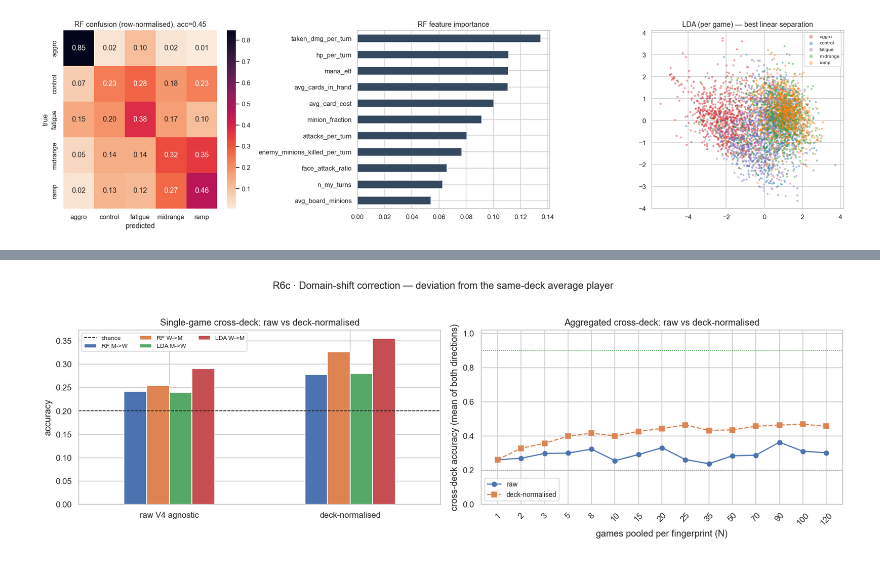
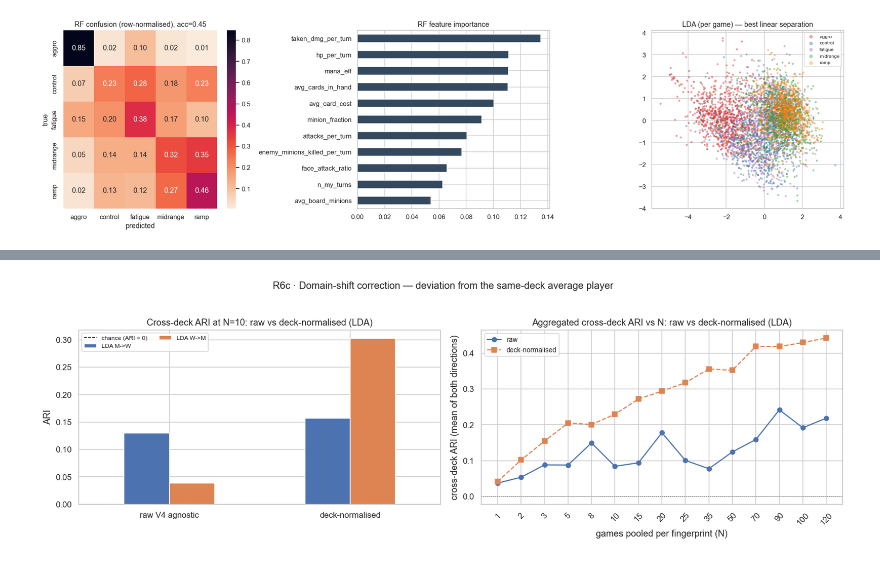
Before and after one commit to msipsb/JAIST-Internship, a Jupyter notebook: Log_Analysis/playstyle_SHOW_deck.ipynb, the cells around one changed output, grey strips where cells are left out. Saved outputs shown, nothing was run; the diff lists cells and outputs as text; code cells hidden in the pictures.

```diff
--- a/Log_Analysis/playstyle_SHOW_deck.ipynb
+++ b/Log_Analysis/playstyle_SHOW_deck.ipynb
@@ -283,11 +282,11 @@ unsupervised KMeans(k=5) on N=120 fingerprints:  ARI=0.990
 * **Panels:** accuracy-vs-N per style · per-style accuracy heatmap across N · single-game confusion (Q2).
 # %%
-# R4 — §8 Q1 accuracy vs #games, on the V4 agnostic 29-feature set (Mage)
+# R4 — §8 Q1 accuracy vs #games, on the V3-full 29-feature set (Mage)
 from sklearn.preprocessing import StandardScaler
 from sklearn.discriminant_analysis import LinearDiscriminantAnalysis
 from sklearn.metrics import confusion_matrix
 
-FEATURES = FEATURES_V4   # V4 agnostic: 29 deck-normalized features
+FEATURES = FEATURES_V3   # V3-full: 11 V2 metrics + trajectory + Change-A tells (29)
 
 # --- held-out 50/50 split within each style (disjoint games) ---
 rng = np.random.default_rng(1)
@@ -360,10 +359,10 @@ sns.heatmap(pd.DataFrame(cm1, index=STYLE_ORDER, columns=STYLE_ORDER), annot=Tru
             cmap="rocket_r", ax=ax[2])
 ax[2].set_title(f"Q2 · ONE game: where it lands (acc={np.trace(cm1)/5:.2f})")
 ax[2].set_ylabel("true style"); ax[2].set_xlabel("assigned style")
-fig.suptitle("§8  How many games are needed to classify a play-style (RenoKazakusMage, V4-agnostic 29 features)", fontsize=14)
+fig.suptitle("§8  How many games are needed to classify a play-style (RenoKazakusMage, V3-full 29 features)", fontsize=14)
 fig.tight_layout(rect=[0, 0, 1, 0.96]); plt.show()
 display(acc.style.format("{:.3f}").background_gradient(cmap="rocket_r", subset=STYLE_ORDER + ["overall (LDA)"])
-        .set_caption("Held-out accuracy of an N-game fingerprint (V4-agnostic features)"))
+        .set_caption("Held-out accuracy of an N-game fingerprint (V3-full features)"))
 # %% [output]
 Smallest N (games averaged) to reach accuracy:
   overall (LDA) >= 80%: N = 15
@@ -471,14 +492,15 @@ ax.legend(fontsize=8, ncol=3); fig.tight_layout(); plt.show()
 # %%
-# R6 — §9b cross-deck per-style recall heatmaps (needs FEATURE_SETS/cross_rf/DA/DB from R5)
+# R6 — §9b cross-deck per-style recall heatmaps: the same LDA on N=10 fingerprints as R5
+#      (per-style recall = diagonal of that model's cross-deck confusion matrix)
 fig, axes = plt.subplots(1, 2, figsize=(12, 3.6))
 for ax, (a, b, ttl) in zip(axes, [(DA, DB, "train Mage -> test Warrior"),
                                   (DB, DA, "train Warrior -> test Mage")]):
-    rec = {name: cross_rf(feats, a, b)[1] for name, feats in FEATURE_SETS.items()}
+    rec = {name: cross_lda(feats, a, b)[1] for name, feats in FEATURE_SETS.items()}
     M = pd.DataFrame(rec).T[STYLE_ORDER]
     sns.heatmap(M, annot=True, fmt=".2f", cmap="viridis", vmin=0, vmax=1, ax=ax,
                 cbar_kws={"label": "per-style recall"})
     ax.set_title(ttl, fontsize=10)
     ax.set_yticklabels(ax.get_yticklabels(), rotation=0, fontsize=8)
-fig.suptitle("Cross-deck per-style recall (chance = 0.20) — only fatigue/ramp transfer", y=1.04)
+fig.suptitle("Cross-deck per-style recall (LDA, N=10 fingerprints) — only fatigue/ramp transfer", y=1.04)
 fig.tight_layout(); plt.show()
 # %% [output]
@@ -576,12 +600,13 @@ Random-forest 5-fold CV accuracy: 0.448   (chance = 0.20)
 # %%
 # R6c — reviewer #3b: domain-shift correction (standardise WITHIN each deck)  [both decks]
+#      matched to R5/R6: LDA on N=10 fingerprints, scored by ARI (left = N=10 bars, right = ARI vs N)
 from sklearn.preprocessing import StandardScaler
-from sklearn.ensemble import RandomForestClassifier
 from sklearn.discriminant_analysis import LinearDiscriminantAnalysis
-from sklearn.metrics import accuracy_score
+from sklearn.metrics import adjusted_rand_score
 
 DA, DB   = "RenoKazakusMage", "AggroPirateWarrior"
 XFEATS   = list(AGNOSTIC_FEATURES)
+N_FP     = 10                                       # games averaged into one fingerprint
 
 def deck_zscore(df, feats):
     g = df.copy()
@@ -591,58 +616,59 @@ def deck_zscore(df, feats):
 
 games_dz = deck_zscore(games_all, XFEATS)          # domain-corrected features
 
-def cross_single(frame, a, b, feats, model="rf"):
-    tr, te = frame[frame["deck"] == a], frame[frame["deck"] == b]
-    med = tr[feats].median()                                   # impute from the TRAIN deck
-    Xtr, Xte = tr[feats].fillna(med).values, te[feats].fillna(med).values
-    ytr, yte = tr["style"].astype(str).values, te["style"].astype(str).values
-    sc = StandardScaler().fit(Xtr); Xtr, Xte = sc.transform(Xtr), sc.transform(Xte)
-    clf = (RandomForestClassifier(n_estimators=300, random_state=0, n_jobs=-1)
-           if model == "rf" else LinearDiscriminantAnalysis())
-    return accuracy_score(yte, clf.fit(Xtr, ytr).predict(Xte))
+def _fps_dz(by, N, reps, seed):
+    r = np.random.default_rng(seed); Xs, ys = [], []
+    for s in STYLE_ORDER:
+        for _ in range(reps):
+            Xs.append(by[s][r.integers(0, len(by[s]), N)].mean(0)); ys.append(s)
+    return np.array(Xs), np.array(ys)
 
-bars = {}
-for label, frame in [("raw V4 agnostic", games_all), ("deck-normalised", games_dz)]:
-    bars[label] = {"RF M->W":  cross_single(frame, DA, DB, XFEATS, "rf"),
-                   "RF W->M":  cross_single(frame, DB, DA, XFEATS, "rf"),
-                   "LDA M->W": cross_single(frame, DA, DB, XFEATS, "lda"),
-                   "LDA W->M": cross_single(frame, DB, DA, XFEATS, "lda")}
-barsdf = pd.DataFrame(bars)
-print("Single-game cross-deck accuracy (chance = 0.20):"); display(barsdf.round(3))
-
-def cross_agg(frame, a, b, feats, Ns=(1, 2, 3, 5, 8, 10, 15, 20, 25, 35, 50, 70, 90, 100, 120), reps=300):
+def cross_ari(frame, a, b, feats, N=N_FP, reps=300):
+    """train deck a -> test deck b: LDA on N-game fingerprints, scored by ARI."""
     tr, te = frame[frame["deck"] == a], frame[frame["deck"] == b]
     med = tr[feats].median()                                   # impute from the TRAIN deck
     Xtr, Xte = tr[feats].fillna(med).values, te[feats].fillna(med).values
     ytr, yte = tr["style"].astype(str).values, te["style"].astype(str).values
     sc = StandardScaler().fit(Xtr); Xtr, Xte = sc.transform(Xtr), sc.transform(Xte)
     trby = {s: Xtr[ytr == s] for s in STYLE_ORDER}; teby = {s: Xte[yte == s] for s in STYLE_ORDER}
-    def fps(by, N, seed):
-        r = np.random.default_rng(seed); Xs, ys = [], []
-        for si, s in enumerate(STYLE_ORDER):
-            for _ in range(reps):
-                Xs.append(by[s][r.integers(0, len(by[s]), N)].mean(0)); ys.append(si)
-        return np.array(Xs), np.array(ys)
+    Xa, ya = _fps_dz(trby, N, reps, 10); Xb, yb = _fps_dz(teby, N, reps, 20)
+    return adjusted_rand_score(yb, LinearDiscriminantAnalysis().fit(Xa, ya).predict(Xb))
+
+bars = {}
+for label, frame in [("raw V4 agnostic", games_all), ("deck-normalised", games_dz)]:
+    bars[label] = {"LDA M->W": cross_ari(frame, DA, DB, XFEATS),
+                   "LDA W->M": cross_ari(frame, DB, DA, XFEATS)}
+barsdf = pd.DataFrame(bars)
+print("Cross-deck ARI at N=10 fingerprints (LDA; chance ARI = 0):"); display(barsdf.round(3))
+
+def cross_agg_ari(frame, a, b, feats, Ns=(1, 2, 3, 5, 8, 10, 15, 20, 25, 35, 50, 70, 90, 100, 120), reps=300):
+    tr, te = frame[frame["deck"] == a], frame[frame["deck"] == b]
+    med = tr[feats].median()                                   # impute from the TRAIN deck
+    Xtr, Xte = tr[feats].fillna(med).values, te[feats].fillna(med).values
+    ytr, yte = tr["style"].astype(str).values, te["style"].astype(str).values
+    sc = StandardScaler().fit(Xtr); Xtr, Xte = sc.transform(Xtr), sc.transform(Xte)
+    trby = {s: Xtr[ytr == s] for s in STYLE_ORDER}; teby = {s: Xte[yte == s] for s in STYLE_ORDER}
     out = {}
     for N in Ns:
-        Xa, ya = fps(trby, N, 10); Xb, yb = fps(teby, N, 20)
-        out[N] = (LinearDiscriminantAnalysis().fit(Xa, ya).predict(Xb) == yb).mean()
+        Xa, ya = _fps_dz(trby, N, reps, 10); Xb, yb = _fps_dz(teby, N, reps, 20)
+        out[N] = adjusted_rand_score(yb, LinearDiscriminantAnalysis().fit(Xa, ya).predict(Xb))
     return pd.Series(out)
 
 fig, ax = plt.subplots(1, 2, figsize=(15, 5))
-barsdf.T.plot.bar(ax=ax[0]); ax[0].axhline(0.20, color="k", ls="--", lw=1, label="chance")
-ax[0].set_title("Single-game cross-deck: raw vs deck-normalised"); ax[0].set_ylabel("accuracy")
-ax[0].set_xticklabels(ax[0].get_xticklabels(), rotation=0); ax[0].legend(fontsize=8, ncol=3)
+barsdf.T.plot.bar(ax=ax[0]); ax[0].axhline(0.0, color="k", ls="--", lw=1, label="chance (ARI = 0)")
+ax[0].set_title("Cross-deck ARI at N=10: raw vs deck-normalised (LDA)"); ax[0].set_ylabel("ARI")
+ax[0].set_xticklabels(ax[0].get_xticklabels(), rotation=0); ax[0].legend(fontsize=8, ncol=2)
 for label, frame, ls in [("raw", games_all, "o-"), ("deck-normalised", games_dz, "s--")]:
-    s = (cross_agg(frame, DA, DB, XFEATS) + cross_agg(frame, DB, DA, XFEATS)) / 2
+    s = (cross_agg_ari(frame, DA, DB, XFEATS) + cross_agg_ari(frame, DB, DA, XFEATS)) / 2
     xs = range(len(s.index)); ax[1].plot(xs, s.values, ls, label=label)
-ax[1].axhline(0.9, color="green", ls=":", lw=1); ax[1].axhline(0.2, color="gray", ls=":", lw=1)
-ax[1].set_xticks(list(xs)); ax[1].set_xticklabels(s.index, rotation=45); ax[1].set_ylim(0, 1.02)
+ax[1].axhline(0.0, color="gray", ls=":", lw=1)
+ax[1].set_xticks(list(xs)); ax[1].set_xticklabels(s.index, rotation=45)
 ax[1].set_xlabel("games pooled per fingerprint (N)")
-ax[1].set_ylabel("cross-deck accuracy (mean of both directions)")
-ax[1].set_title("Aggregated cross-deck: raw vs deck-normalised"); ax[1].legend(fontsize=9)
+ax[1].set_ylabel("cross-deck ARI (mean of both directions)")
+ax[1].set_title("Aggregated cross-deck ARI vs N: raw vs deck-normalised (LDA)"); ax[1].legend(fontsize=9)
 fig.suptitle("R6c · Domain-shift correction — deviation from the same-deck average player", fontsize=13)
 fig.tight_layout(rect=[0, 0, 1, 0.95]); plt.show()
-print("Read: per-deck z-scoring removes the deck's overall bias; aggregated cross-deck accuracy "
-      "rises (~0.30 -> ~0.45), though deck-entanglement is not fully solved.")
+print("Read: per-deck z-scoring removes the deck's overall bias; cross-deck ARI rises from "
+      "~0.08 to ~0.23 at N=10 and reaches ~0.44 (vs ~0.22 raw) by N=120 — real traction, "
+      "though deck-entanglement is not fully solved.")
 # %% [output]
@@ -655 +679 @@ Single-game cross-deck accuracy (chance = 0.20):
-[figure, old version]
+[figure, new version]
```
Also changed, not shown: parts of 38 cells of this notebook, 1 other file.
